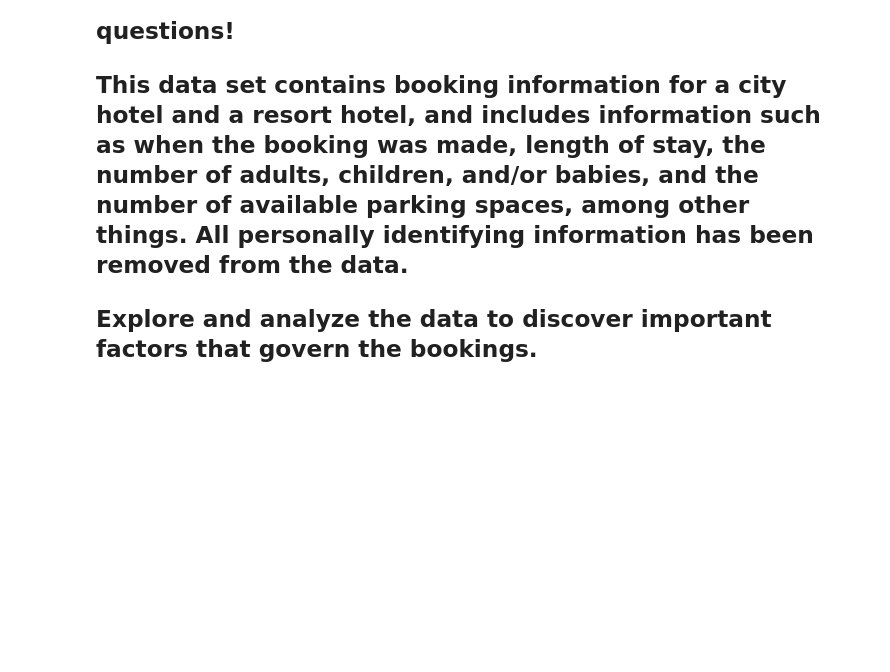
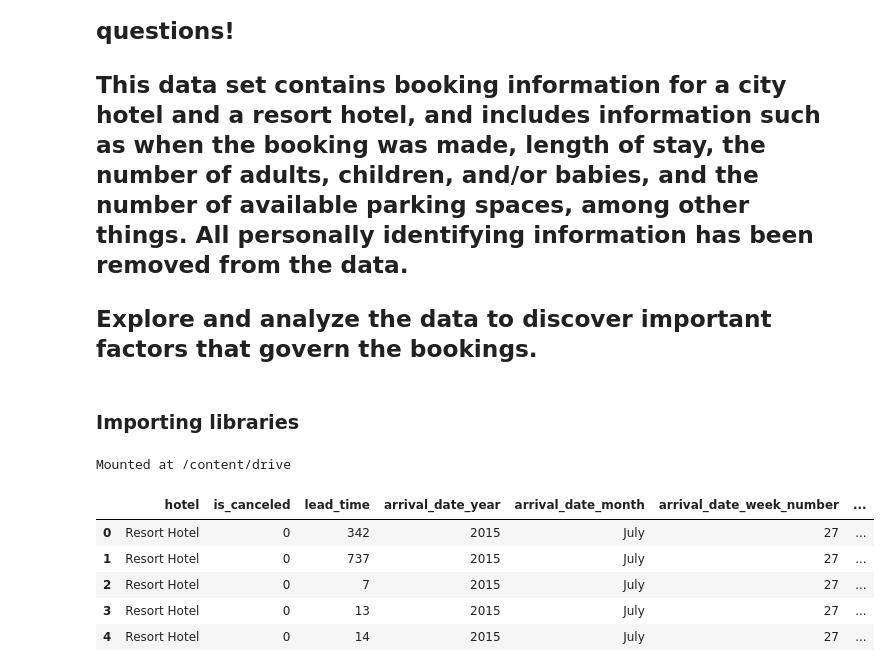
Before and after one commit to sagar2582/Capstone-1-Hotel-Booking-Analysis, a Jupyter notebook: Hotel_Booking_Analysis.ipynb, the cells around one changed output. Drawn from its saved outputs; the diff is of its cells as text; code cells hidden in the pictures; blank space fills up the shorter version.

Commit message:
Initial Preprocessing and Data inspection

```diff
--- a/Hotel_Booking_Analysis.ipynb
+++ b/Hotel_Booking_Analysis.ipynb
@@ -6,3 +6,5 @@
 ## <b>This data set contains booking information for a city hotel and a resort hotel, and includes information such as when the booking was made, length of stay, the number of adults, children, and/or babies, and the number of available parking spaces, among other things. All personally identifying information has been removed from the data. </b>
 
 ## <b> Explore and analyze the data to discover important factors that govern the bookings. </b>
+# %% [markdown]
+### Importing libraries
@@ -8,0 +19,21 @@
+# %%
+# Connecting drive to import the dataset
+
+from google.colab import drive
+drive.mount('/content/drive')
+# %% [output]
+Mounted at /content/drive
+# %%
+# Importing the dataset
+
+df = pd.read_csv('/content/drive/My Drive/Colab Notebooks/Capstone -1 Exploratory Data Analysis/Hotel Bookings.csv')
+# %%
+# First Look
+df.head()
+# %% [output]
+|  | hotel | is_canceled | lead_time | arrival_date_year | arrival_date_month | arrival_date_week_number | ... |
+| 0 | Resort Hotel | 0 | 342 | 2015 | July | 27 | ... |
+| 1 | Resort Hotel | 0 | 737 | 2015 | July | 27 | ... |
+| 2 | Resort Hotel | 0 | 7 | 2015 | July | 27 | ... |
+| 3 | Resort Hotel | 0 | 13 | 2015 | July | 27 | ... |
+| 4 | Resort Hotel | 0 | 14 | 2015 | July | 27 | ... |
```
Also changed, not shown: parts of 19 cells of this notebook.
